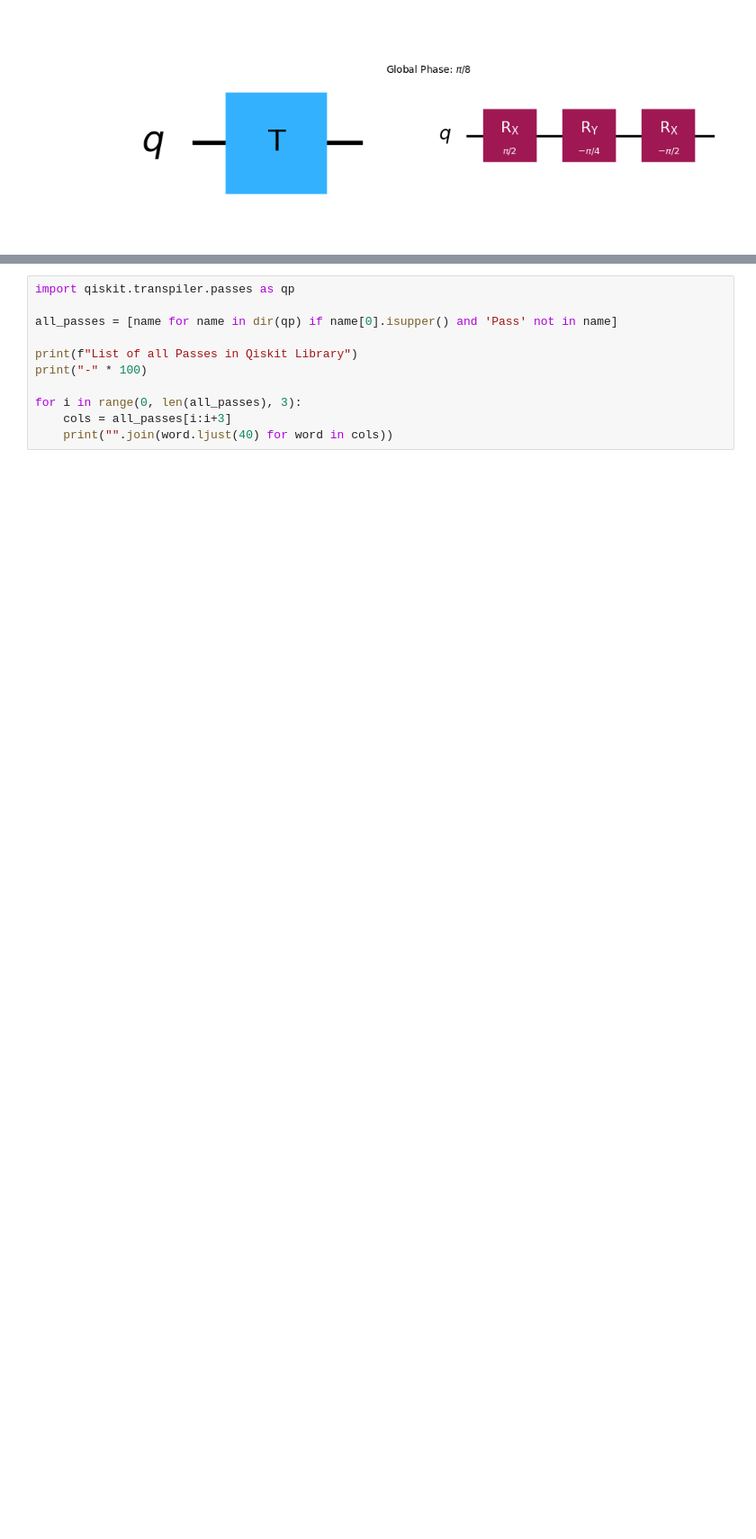
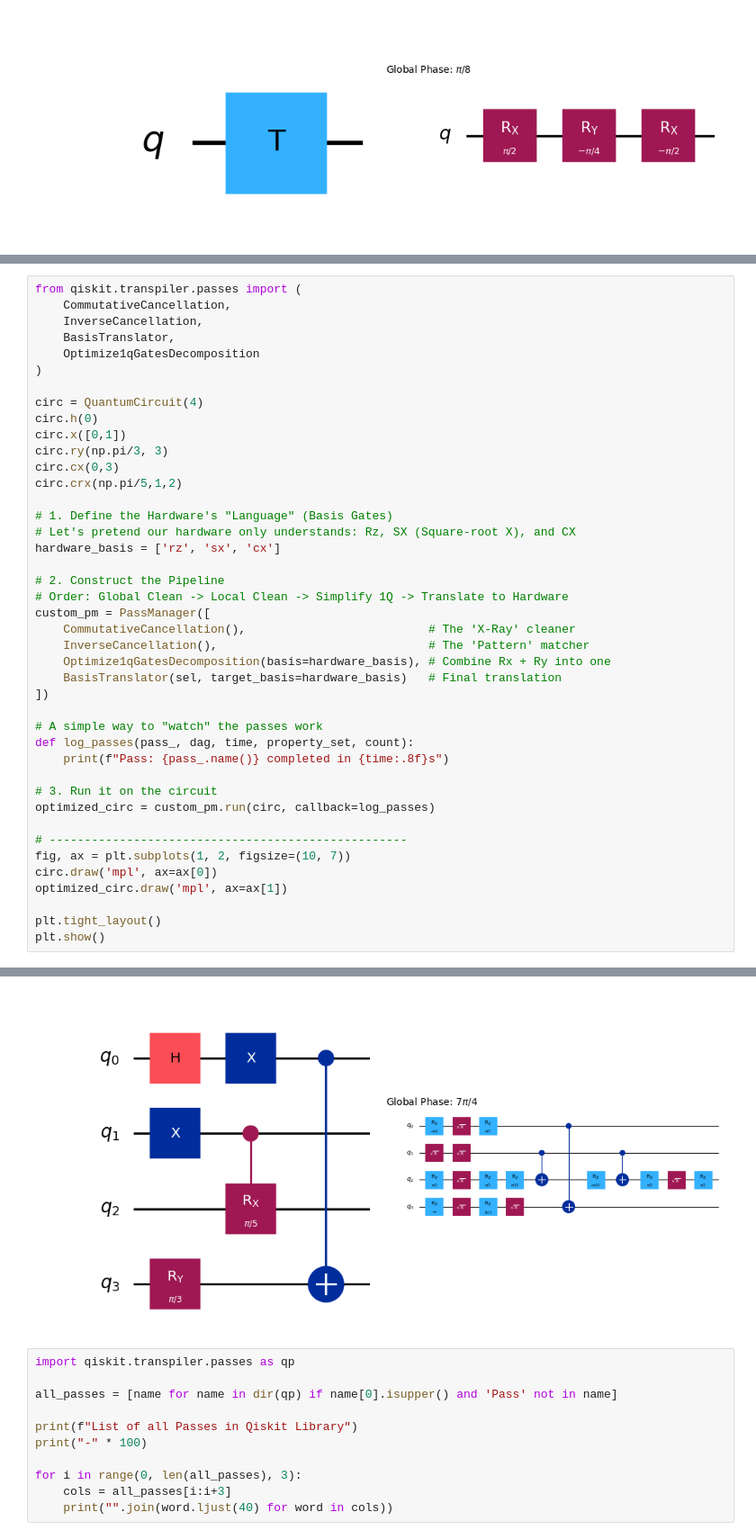
Before and after one commit to JoeyRogers-svg/Qiskit-fundamentals-course, a Jupyter notebook: 3-transpilation-and-primitives.ipynb, the cells around one changed output, grey strips where cells are left out. Shown at 90% size. Drawn from its saved outputs; the diff is of its cells as text; blank space fills up the shorter version.

```diff
--- a/3-transpilation-and-primitives.ipynb
+++ b/3-transpilation-and-primitives.ipynb
@@ -479,0 +533,43 @@ plt.show()
+# %%
+from qiskit.transpiler.passes import (
+    CommutativeCancellation,
+    InverseCancellation,
+    BasisTranslator,
+    Optimize1qGatesDecomposition
+)
+
+circ = QuantumCircuit(4)
+circ.h(0)
+circ.x([0,1])
+circ.ry(np.pi/3, 3)
+circ.cx(0,3)
+circ.crx(np.pi/5,1,2)
+
+# 1. Define the Hardware's "Language" (Basis Gates)
+# Let's pretend our hardware only understands: Rz, SX (Square-root X), and CX
+hardware_basis = ['rz', 'sx', 'cx']
+
+# 2. Construct the Pipeline
+# Order: Global Clean -> Local Clean -> Simplify 1Q -> Translate to Hardware
+custom_pm = PassManager([
+    CommutativeCancellation(),                          # The 'X-Ray' cleaner
+    InverseCancellation(),                              # The 'Pattern' matcher
+    Optimize1qGatesDecomposition(basis=hardware_basis), # Combine Rx + Ry into one
+    BasisTranslator(sel, target_basis=hardware_basis)   # Final translation
+])
+
+# A simple way to "watch" the passes work
+def log_passes(pass_, dag, time, property_set, count):
+    print(f"Pass: {pass_.name()} completed in {time:.8f}s")
+
+# 3. Run it on the circuit
+optimized_circ = custom_pm.run(circ, callback=log_passes)
+
+# ---------------------------------------------------
+fig, ax = plt.subplots(1, 2, figsize=(10, 7))
+circ.draw('mpl', ax=ax[0])
+optimized_circ.draw('mpl', ax=ax[1])
+
+plt.tight_layout()
+plt.show()
+# %% [output]
@@ -480,3 +580,4 @@ plt.show()
+[figure, added]
 # %%
 import qiskit.transpiler.passes as qp
 
```
Also changed, not shown: parts of 7 cells of this notebook.
